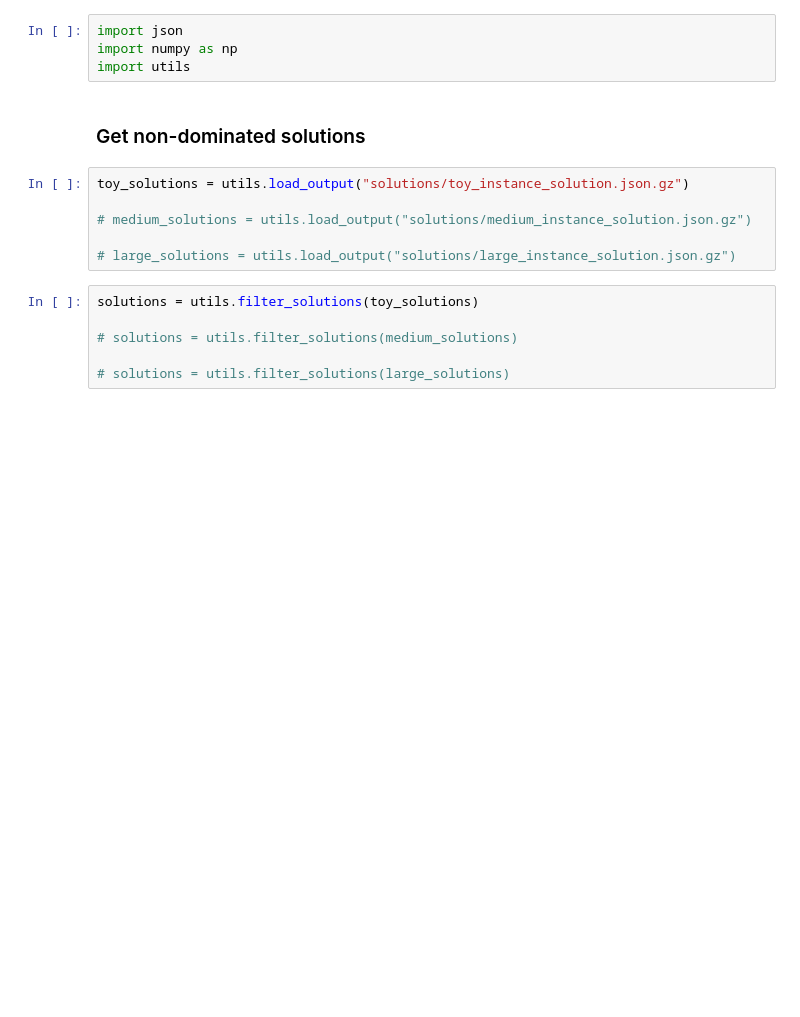
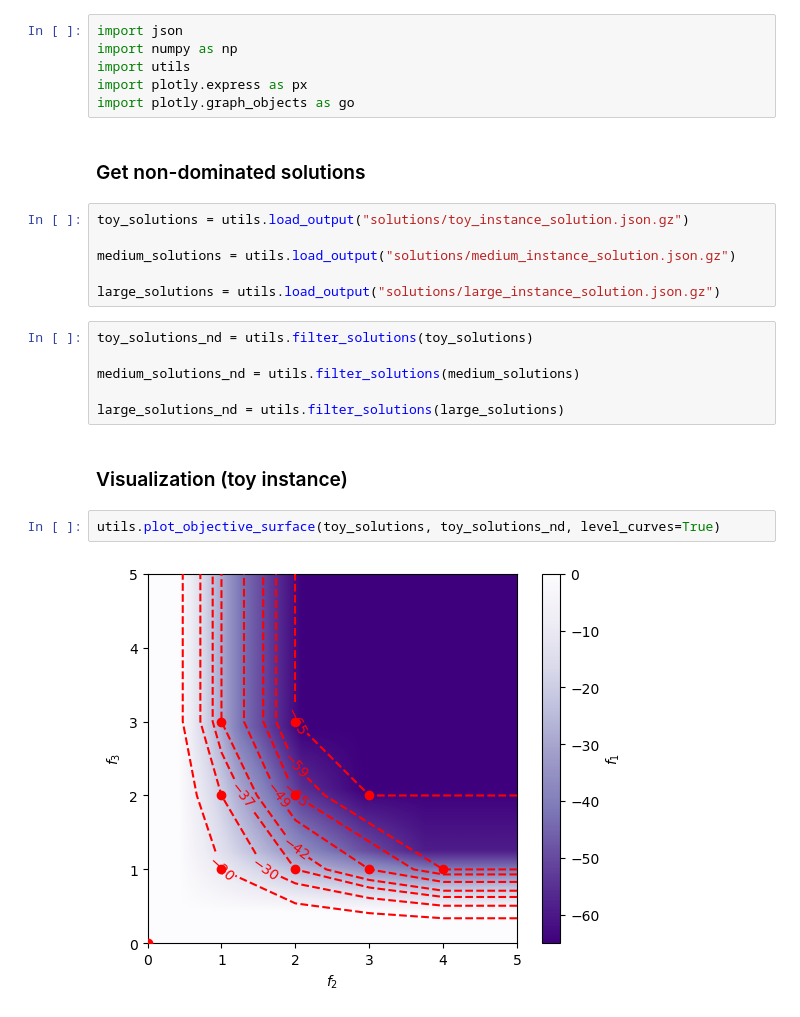
Before and after one commit to felfipe/Systemes-de-Decision, a Jupyter notebook: filter_visualize.ipynb, the cells around one changed output. Drawn from its saved outputs; the diff is of its cells as text; blank space fills up the shorter version.

Commit message:
Update visualization

```diff
--- a/filter_visualize.ipynb
+++ b/filter_visualize.ipynb
@@ -2,17 +2,25 @@
 import json
 import numpy as np
 import utils
+import plotly.express as px
+import plotly.graph_objects as go
 # %% [markdown]
 ### Get non-dominated solutions
 # %%
 toy_solutions = utils.load_output("solutions/toy_instance_solution.json.gz")
 
-# medium_solutions = utils.load_output("solutions/medium_instance_solution.json.gz")
+medium_solutions = utils.load_output("solutions/medium_instance_solution.json.gz")
 
-# large_solutions = utils.load_output("solutions/large_instance_solution.json.gz")
+large_solutions = utils.load_output("solutions/large_instance_solution.json.gz")
 # %%
-solutions = utils.filter_solutions(toy_solutions)
+toy_solutions_nd = utils.filter_solutions(toy_solutions)
 
-# solutions = utils.filter_solutions(medium_solutions)
+medium_solutions_nd = utils.filter_solutions(medium_solutions)
 
-# solutions = utils.filter_solutions(large_solutions)
+large_solutions_nd = utils.filter_solutions(large_solutions)
+# %% [markdown]
+### Visualization (toy instance)
+# %%
+utils.plot_objective_surface(toy_solutions, toy_solutions_nd, level_curves=True)
+# %% [output]
+[figure, added]
```
Also changed, not shown: parts of 10 cells of this notebook, 1 other file.
